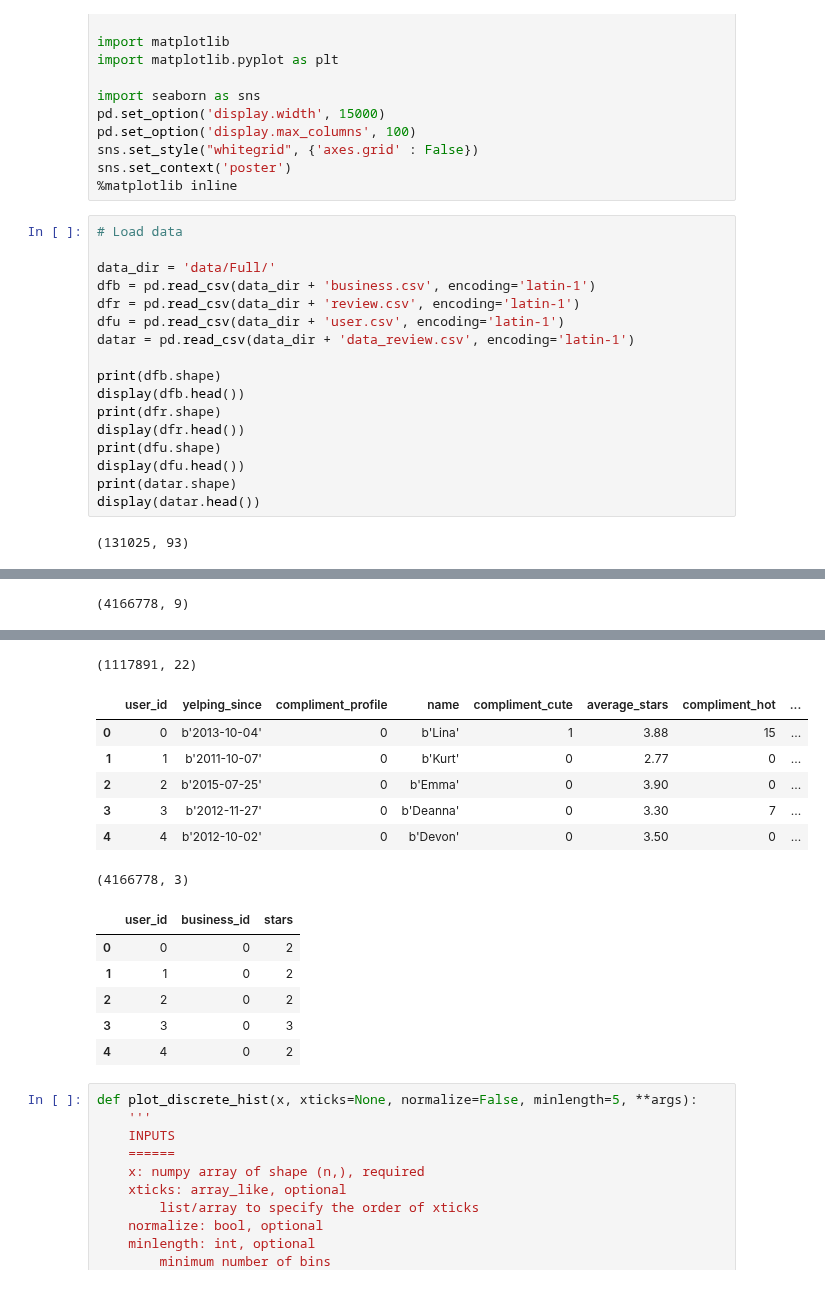
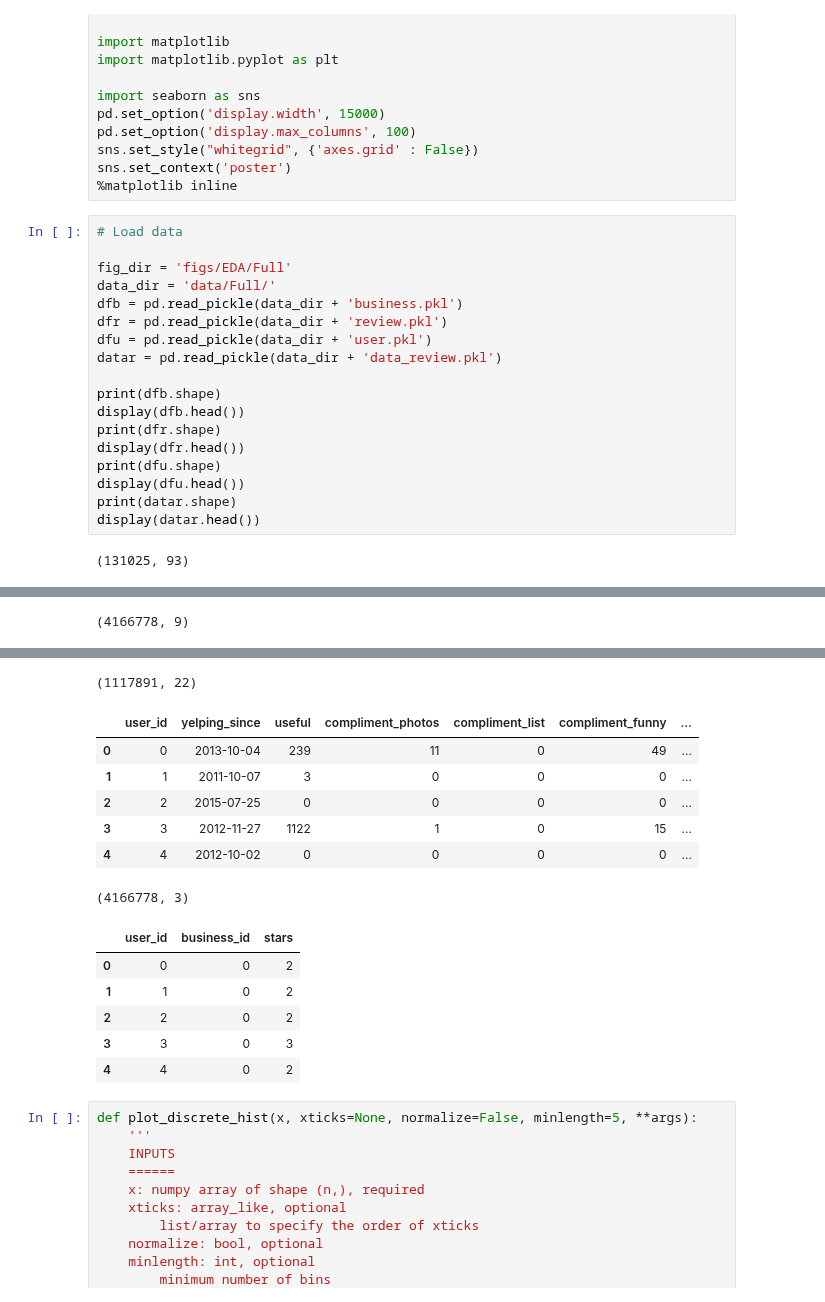
Before and after one commit to xuwd11/Recommender_Systems, a Jupyter notebook: 03_EDA_Full.ipynb, the cells around one changed output, grey strips where cells are left out. Cells and saved outputs as stored; diff of their text form.

```diff
--- a/03_EDA_Full.ipynb
+++ b/03_EDA_Full.ipynb
@@ -16,11 +16,12 @@ sns.set_context('poster')
 # %%
 # Load data
 
+fig_dir = 'figs/EDA/Full'
 data_dir = 'data/Full/'
-dfb = pd.read_csv(data_dir + 'business.csv', encoding='latin-1')
-dfr = pd.read_csv(data_dir + 'review.csv', encoding='latin-1')
-dfu = pd.read_csv(data_dir + 'user.csv', encoding='latin-1')
-datar = pd.read_csv(data_dir + 'data_review.csv', encoding='latin-1')
+dfb = pd.read_pickle(data_dir + 'business.pkl')
+dfr = pd.read_pickle(data_dir + 'review.pkl')
+dfu = pd.read_pickle(data_dir + 'user.pkl')
+datar = pd.read_pickle(data_dir + 'data_review.pkl')
 
 print(dfb.shape)
 display(dfb.head())
@@ -48,10 +49,10 @@ display(datar.head())
 (1117891, 22)
-|  | user_id | yelping_since | compliment_profile | name | compliment_cute | average_stars | compliment_hot | ... |
-| 0 | 0 | b'2013-10-04' | 0 | b'Lina' | 1 | 3.88 | 15 | ... |
-| 1 | 1 | b'2011-10-07' | 0 | b'Kurt' | 0 | 2.77 | 0 | ... |
-| 2 | 2 | b'2015-07-25' | 0 | b'Emma' | 0 | 3.90 | 0 | ... |
-| 3 | 3 | b'2012-11-27' | 0 | b'Deanna' | 0 | 3.30 | 7 | ... |
-| 4 | 4 | b'2012-10-02' | 0 | b'Devon' | 0 | 3.50 | 0 | ... |
+|  | user_id | yelping_since | useful | compliment_photos | compliment_list | compliment_funny | ... |
+| 0 | 0 | 2013-10-04 | 239 | 11 | 0 | 49 | ... |
+| 1 | 1 | 2011-10-07 | 3 | 0 | 0 | 0 | ... |
+| 2 | 2 | 2015-07-25 | 0 | 0 | 0 | 0 | ... |
+| 3 | 3 | 2012-11-27 | 1122 | 1 | 0 | 15 | ... |
+| 4 | 4 | 2012-10-02 | 0 | 0 | 0 | 0 | ... |
 (4166778, 3)
 |  | user_id | business_id | stars |
 | 0 | 0 | 0 | 2 |
```
Also changed, not shown: parts of 3 cells of this notebook, 1 other file.
